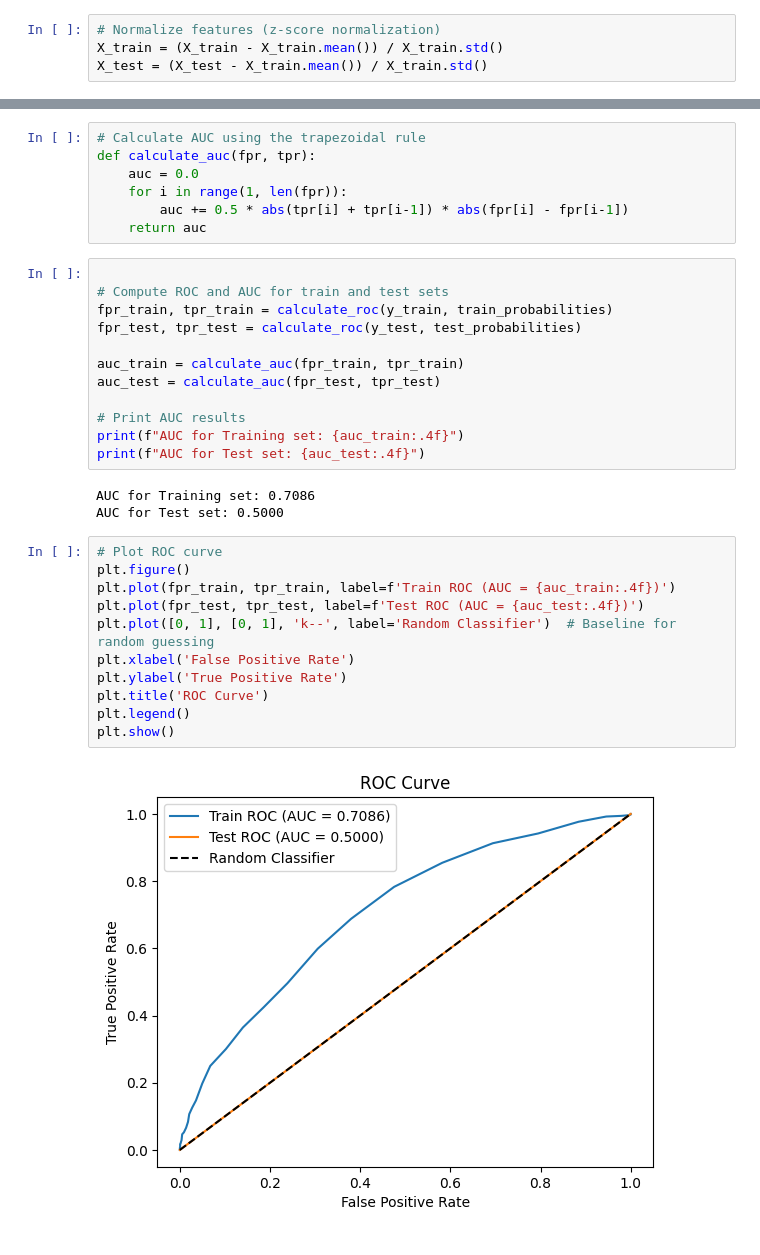
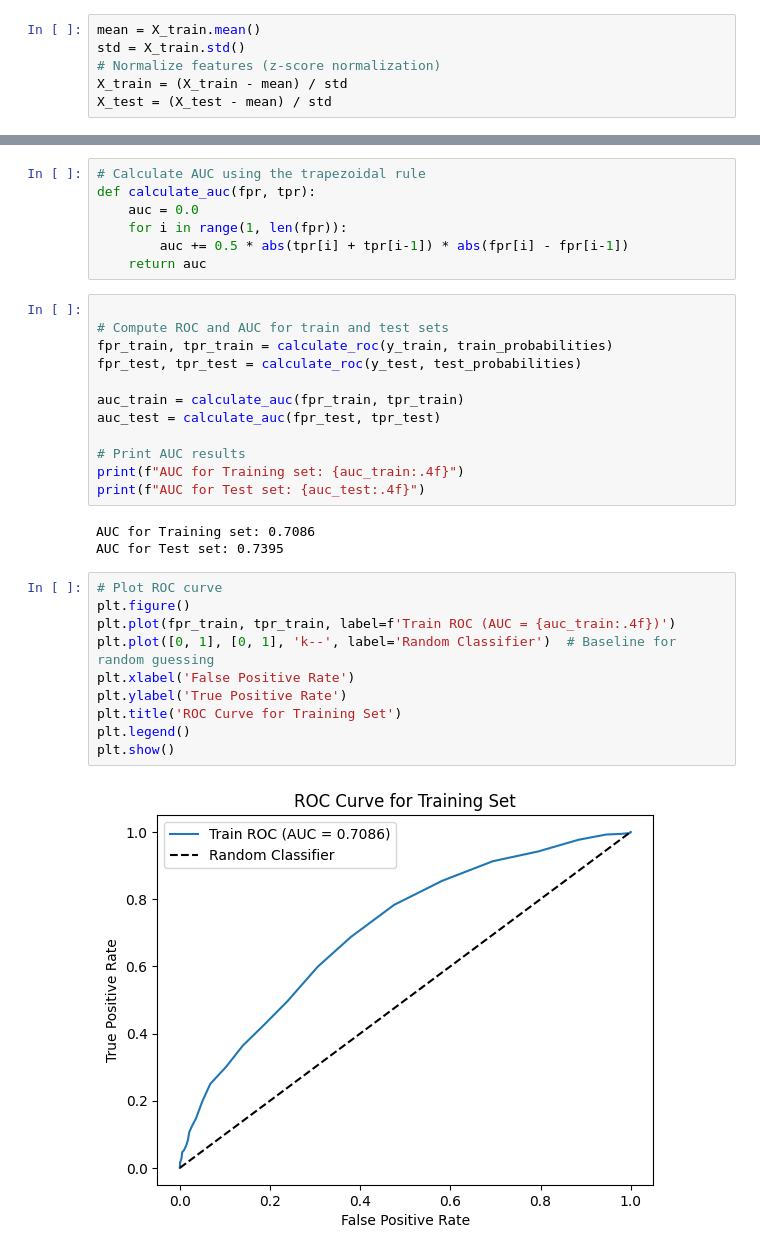
Before and after one commit to chau-doan/assignment3-bonus2, a Jupyter notebook: bonus2.ipynb, the cells around one changed output, grey strips where cells are left out. Drawn from its saved outputs; the diff is of its cells as text.

```diff
--- a/bonus2.ipynb
+++ b/bonus2.ipynb
@@ -57,9 +57,11 @@ y_test = test_data['TenYearCHD'].values
 X_train = X_train.fillna(X_train.mean())
 X_test = X_test.fillna(X_test.mean())
 # %%
+mean = X_train.mean()
+std = X_train.std()
 # Normalize features (z-score normalization)
-X_train = (X_train - X_train.mean()) / X_train.std()
-X_test = (X_test - X_train.mean()) / X_train.std()
+X_train = (X_train - mean) / std
+X_test = (X_test - mean) / std
 # %%
 # Add bias term (intercept) to X
 X_train = np.c_[np.ones(X_train.shape[0]), X_train]
@@ -160,17 +197,16 @@ print(f"AUC for Training set: {auc_train:.4f}")
 print(f"AUC for Test set: {auc_test:.4f}")
 # %% [output]
 AUC for Training set: 0.7086
-AUC for Test set: 0.5000
+AUC for Test set: 0.7395
 # %%
 # Plot ROC curve
 plt.figure()
 plt.plot(fpr_train, tpr_train, label=f'Train ROC (AUC = {auc_train:.4f})')
-plt.plot(fpr_test, tpr_test, label=f'Test ROC (AUC = {auc_test:.4f})')
 plt.plot([0, 1], [0, 1], 'k--', label='Random Classifier')  # Baseline for random guessing
 plt.xlabel('False Positive Rate')
 plt.ylabel('True Positive Rate')
-plt.title('ROC Curve')
+plt.title('ROC Curve for Training Set')
 plt.legend()
 plt.show()
 # %% [output]
-[figure, old version]
+[figure, new version]
```
Also changed, not shown: parts of 4 cells of this notebook, 1 other file.
